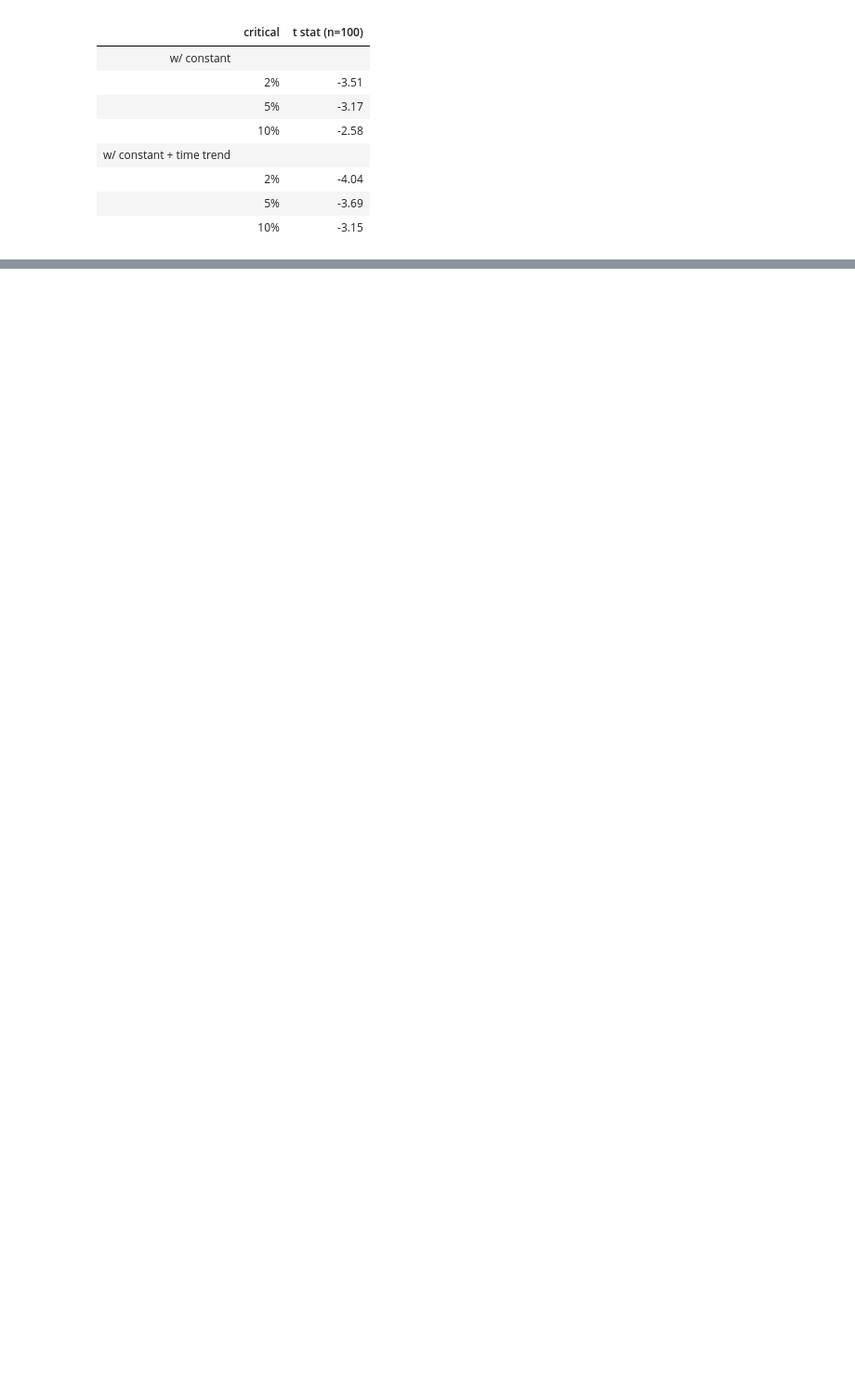
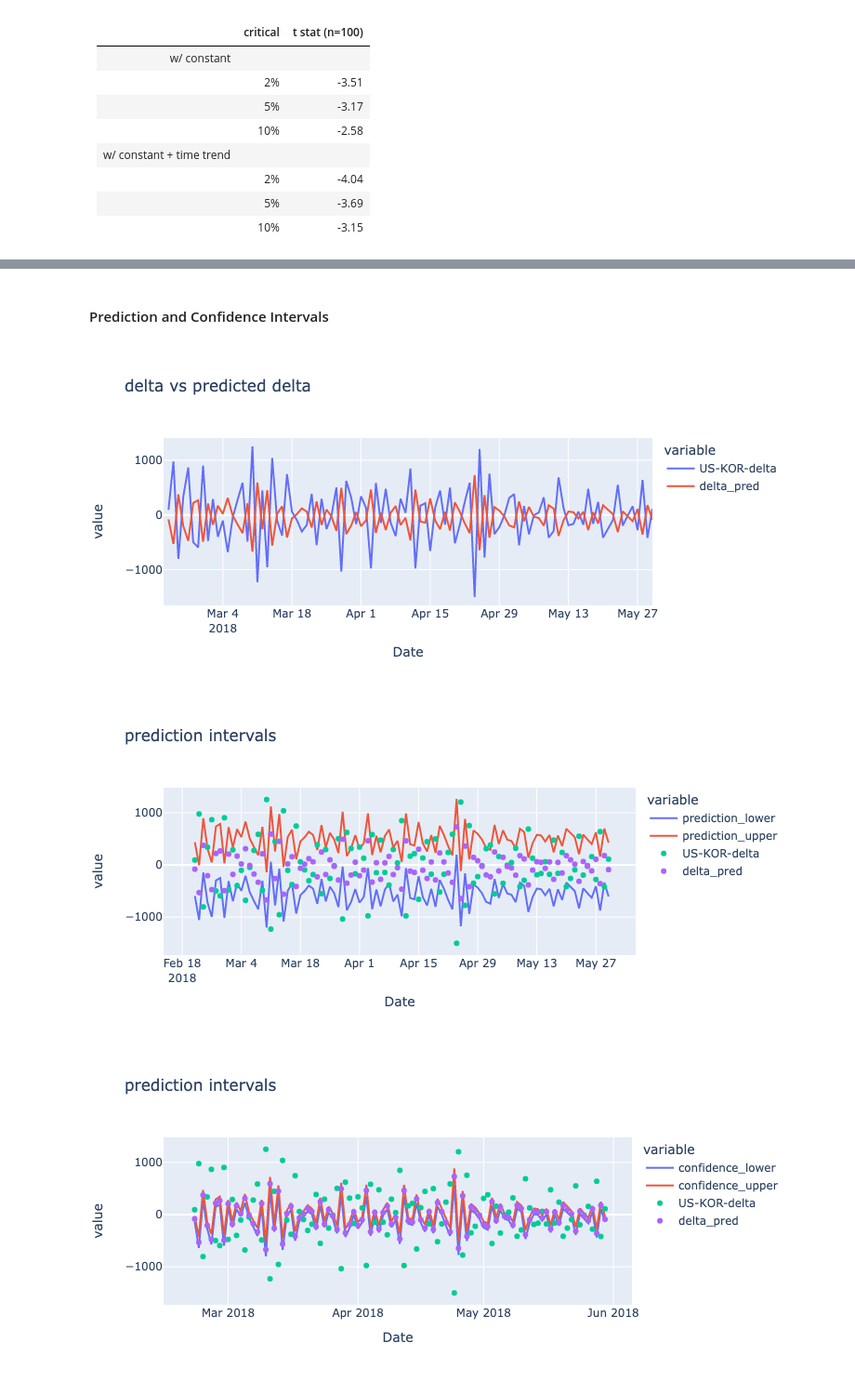
Before and after one commit to ptzhi/defi-primitives, a Jupyter notebook: notebooks/price-aggregation/kimchi-premium.ipynb, the cells around one changed output, grey strips where cells are left out. Shown at 93% size. Saved outputs shown, nothing was run; the diff lists cells and outputs as text; code cells hidden in the pictures; blank space fills up the shorter version.

```diff
--- a/notebooks/price-aggregation/kimchi-premium.ipynb
+++ b/notebooks/price-aggregation/kimchi-premium.ipynb
@@ -166,5 +207,6 @@ def linearRegression(df, samples):
 # %%
-linearRegression(kimchi_df, 100)
+train_df, train_y, train_X, results = linearRegression(kimchi_df, 100)
+print(results.summary())
 # %% [output]
                             OLS Regression Results
 ==============================================================================
@@ -202,0 +249,11 @@ To do: proper regression analysis (qq, leverage, outliers)
+# %%
+predicted = results.predict()
+pred = results.get_prediction()
+pred_df = pred.summary_frame()
+resid_df = pd.concat([kimchi_df, pred_df.shift(1)], axis=1, join="inner")
+resid_df = resid_df.rename(columns={"mean": "delta_pred",
+                                    "obs_ci_lower": "prediction_lower",
+                                    "obs_ci_upper": "prediction_upper",
+                                    "mean_ci_lower": "confidence_lower",
+                                    "mean_ci_upper": "confidence_upper"})
+# display(resid_df)
@@ -202,0 +272,49 @@ To do: proper regression analysis (qq, leverage, outliers)
+# %% [markdown]
+#### Prediction and Confidence Intervals
+# %%
+fig = px.line(
+    resid_df,
+    x=resid_df.index,
+    y=['US-KOR-delta','delta_pred'],
+    title='delta vs predicted delta')
+fig.show()
+
+fig = px.line(
+    resid_df,
+    x=resid_df.index,
+    y=[
+        # 'confidence_lower',
+        # 'confidence_upper',
+        'prediction_lower',
+        'prediction_upper'
+    ],
+    title='prediction intervals'
+)
+fig.add_scatter(
+    x=resid_df.index,
+    y=resid_df['US-KOR-delta'], mode='markers', name='US-KOR-delta')
+fig.add_scatter(
+    x=resid_df.index,
+    y=resid_df['delta_pred'], mode='markers',name='delta_pred')
+fig.show()
+
+fig = px.line(
+    resid_df,
+    x=resid_df.index,
+    y=[
+        'confidence_lower',
+        'confidence_upper',
+    ],
+    title='prediction intervals'
+)
+fig.add_scatter(
+    x=resid_df.index,
+    y=resid_df['US-KOR-delta'], mode='markers', name='US-KOR-delta')
+fig.add_scatter(
+    x=resid_df.index,
+    y=resid_df['delta_pred'], mode='markers',name='delta_pred')
+fig.show()
+# %% [output]
+[figure, added]
+[figure, added]
+[figure, added]
```
Also changed, not shown: parts of 39 cells of this notebook.
